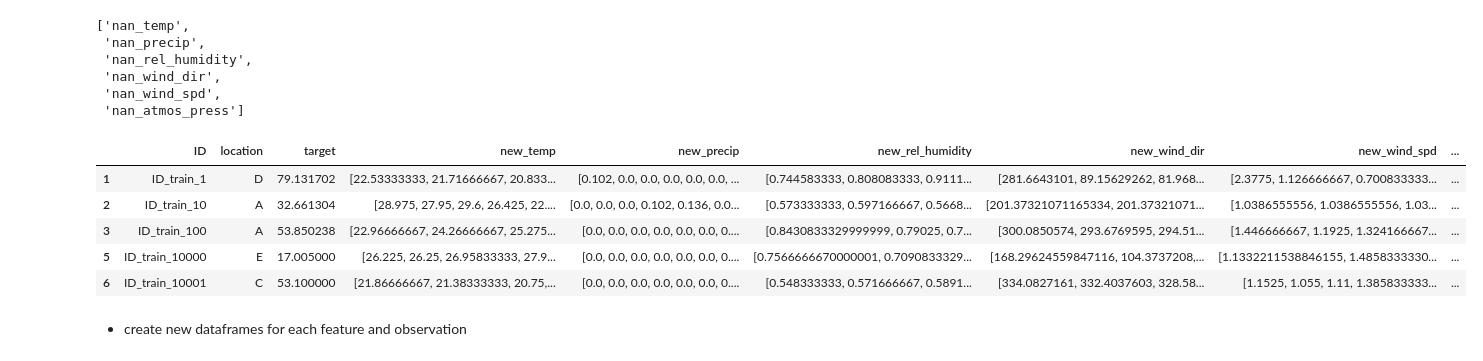
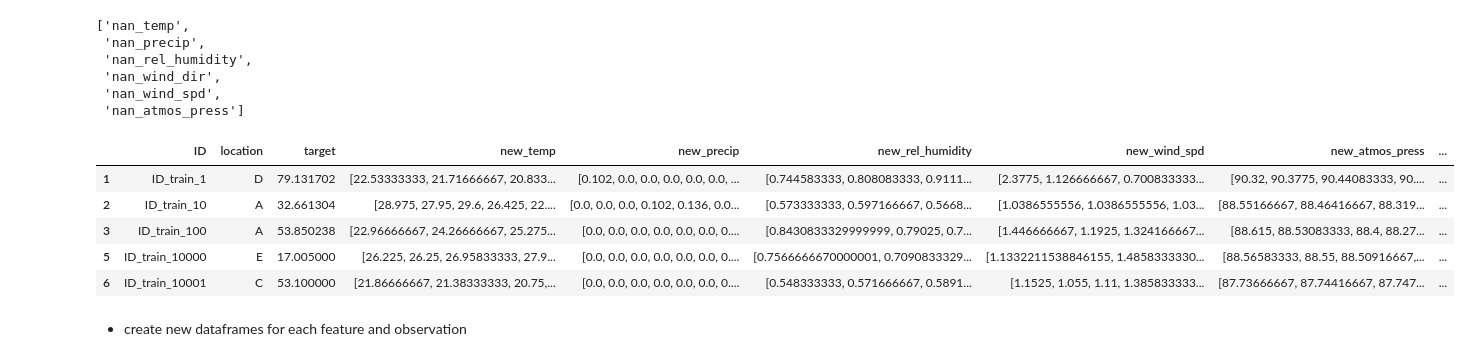
Before and after one commit to sm4rtm4art/airquality, a Jupyter notebook: assembling/preprocessing.ipynb, the cells around one changed output. Cells and saved outputs as stored; diff of their text form; code cells hidden in the pictures.

Commit message:
wind dir into vector

```diff
--- a/assembling/preprocessing.ipynb
+++ b/assembling/preprocessing.ipynb
@@ -96,16 +96,31 @@ features_to_drop = features #.extend(nan_featuers,['sum'])
 data_process = data_wo_outlier.drop(features, axis=1)
 data_process.drop(nan_featuers, axis=1, inplace=True)
 data_process.drop(['sum'], axis=1, inplace=True)
+# %%
+def convert_vector(row):
+    new_row = []
+    rad = []
+    for x in row:
+        rad.append(x*np.pi/180)
+
+    for r in rad:
+        wx = round(np.cos(r),2)
+        wy = round(np.sin(r),2)
+        new_row.append([wx,wy])
+    return new_row
+
+
+data_process['new_wind_vec'] = data_process['new_wind_dir'].apply(convert_vector)
 # %%
-data_process
+data_process.drop(['new_wind_dir'], axis=1, inplace=True)
 data_process.head()
 # %% [output]
-|  | ID | location | target | new_temp | new_precip | new_rel_humidity | new_wind_dir | new_wind_spd | ... |
-| 1 | ID_train_1 | D | 79.131702 | [22.53333333, 21.71666667, 20.833... | [0.102, 0.0, 0.0, 0.0, 0.0, 0.0, ... | [0.744583333, 0.808083333, 0.9111... | [281.6643101, 89.15629262, 81.968... | [2.3775, 1.126666667, 0.700833333... | ... |
-| 2 | ID_train_10 | A | 32.661304 | [28.975, 27.95, 29.6, 26.425, 22.... | [0.0, 0.0, 0.0, 0.102, 0.136, 0.0... | [0.573333333, 0.597166667, 0.5668... | [201.37321071165334, 201.37321071... | [1.0386555556, 1.0386555556, 1.03... | ... |
-| 3 | ID_train_100 | A | 53.850238 | [22.96666667, 24.26666667, 25.275... | [0.0, 0.0, 0.0, 0.0, 0.0, 0.0, 0.... | [0.8430833329999999, 0.79025, 0.7... | [300.0850574, 293.6769595, 294.51... | [1.446666667, 1.1925, 1.324166667... | ... |
-| 5 | ID_train_10000 | E | 17.005000 | [26.225, 26.25, 26.95833333, 27.9... | [0.0, 0.0, 0.0, 0.0, 0.0, 0.0, 0.... | [0.7566666670000001, 0.7090833329... | [168.29624559847116, 104.3737208,... | [1.1332211538846155, 1.4858333330... | ... |
-| 6 | ID_train_10001 | C | 53.100000 | [21.86666667, 21.38333333, 20.75,... | [0.0, 0.0, 0.0, 0.0, 0.0, 0.0, 0.... | [0.548333333, 0.571666667, 0.5891... | [334.0827161, 332.4037603, 328.58... | [1.1525, 1.055, 1.11, 1.385833333... | ... |
+|  | ID | location | target | new_temp | new_precip | new_rel_humidity | new_wind_spd | new_atmos_press | ... |
+| 1 | ID_train_1 | D | 79.131702 | [22.53333333, 21.71666667, 20.833... | [0.102, 0.0, 0.0, 0.0, 0.0, 0.0, ... | [0.744583333, 0.808083333, 0.9111... | [2.3775, 1.126666667, 0.700833333... | [90.32, 90.3775, 90.44083333, 90.... | ... |
+| 2 | ID_train_10 | A | 32.661304 | [28.975, 27.95, 29.6, 26.425, 22.... | [0.0, 0.0, 0.0, 0.102, 0.136, 0.0... | [0.573333333, 0.597166667, 0.5668... | [1.0386555556, 1.0386555556, 1.03... | [88.55166667, 88.46416667, 88.319... | ... |
+| 3 | ID_train_100 | A | 53.850238 | [22.96666667, 24.26666667, 25.275... | [0.0, 0.0, 0.0, 0.0, 0.0, 0.0, 0.... | [0.8430833329999999, 0.79025, 0.7... | [1.446666667, 1.1925, 1.324166667... | [88.615, 88.53083333, 88.4, 88.27... | ... |
+| 5 | ID_train_10000 | E | 17.005000 | [26.225, 26.25, 26.95833333, 27.9... | [0.0, 0.0, 0.0, 0.0, 0.0, 0.0, 0.... | [0.7566666670000001, 0.7090833329... | [1.1332211538846155, 1.4858333330... | [88.56583333, 88.55, 88.50916667,... | ... |
+| 6 | ID_train_10001 | C | 53.100000 | [21.86666667, 21.38333333, 20.75,... | [0.0, 0.0, 0.0, 0.0, 0.0, 0.0, 0.... | [0.548333333, 0.571666667, 0.5891... | [1.1525, 1.055, 1.11, 1.385833333... | [87.73666667, 87.74416667, 87.747... | ... |
 # %% [markdown]
 - create new dataframes for each feature and observation
 # %%
```
Also changed, not shown: parts of 13 cells of this notebook.
